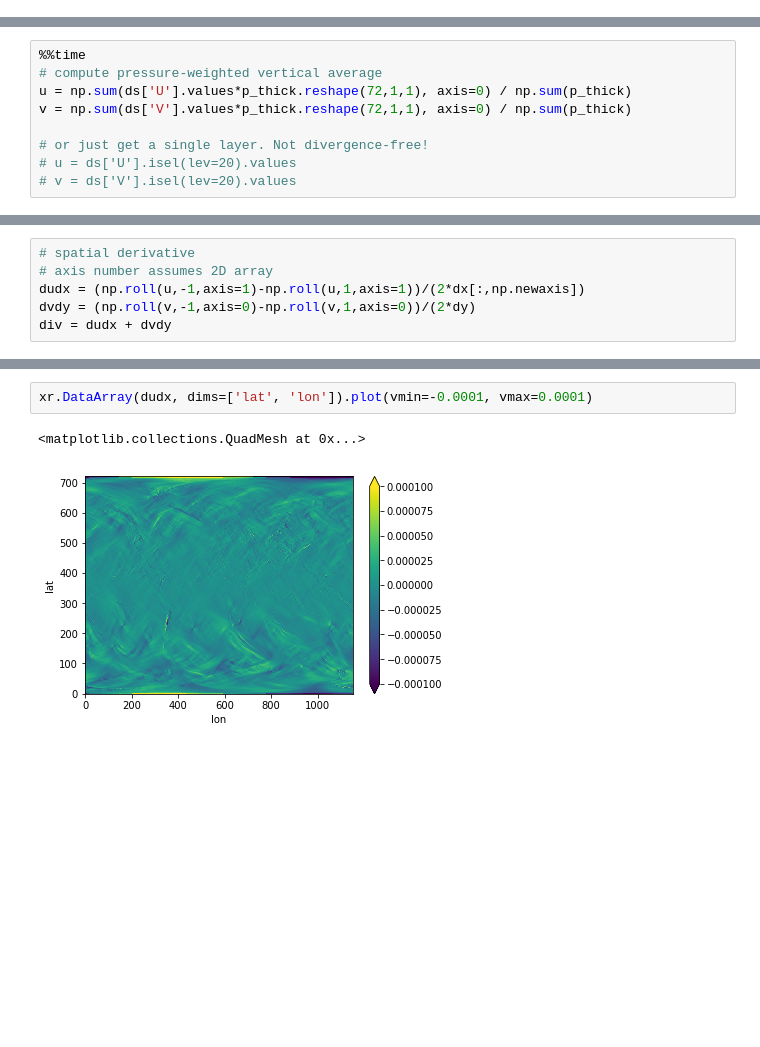
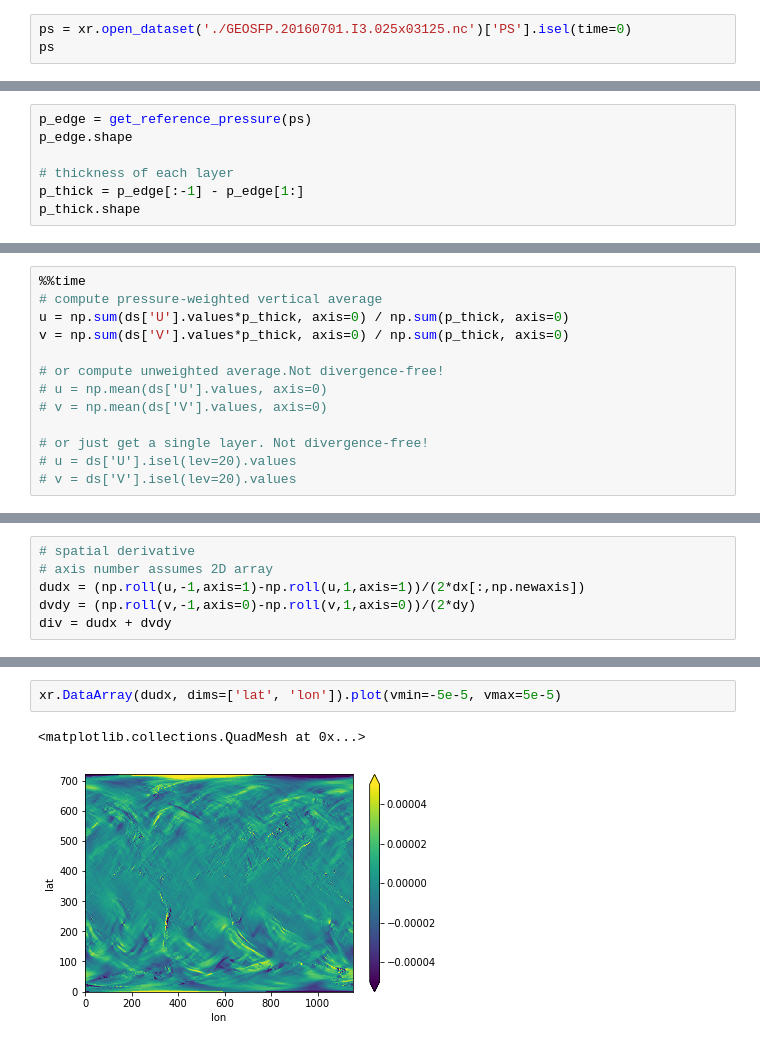
Before and after one commit to JiaweiZhuang/process_real_wind, a Jupyter notebook: wind_divergence.ipynb, the cells around one changed output, grey strips where cells are left out. Saved outputs shown, nothing was run; the diff lists cells and outputs as text; blank space fills up the shorter version.

Commit message:
Use real surface pressure. Still have some divergence

```diff
--- a/wind_divergence.ipynb
+++ b/wind_divergence.ipynb
@@ -36,3 +27,6 @@ Data variables:
     Delta_Time:            030000
     Delta_Lon:
     Delta_Lat:
+# %%
+ps = xr.open_dataset('./GEOSFP.20160701.I3.025x03125.nc')['PS'].isel(time=0)
+ps
@@ -38,0 +44,7 @@ Data variables:
+# %%
+p_edge = get_reference_pressure(ps)
+p_edge.shape
+
+# thickness of each layer
+p_thick = p_edge[:-1] - p_edge[1:]
+p_thick.shape
@@ -39,8 +53,12 @@ Data variables:
 # %%
 %%time
 # compute pressure-weighted vertical average
-u = np.sum(ds['U'].values*p_thick.reshape(72,1,1), axis=0) / np.sum(p_thick)
-v = np.sum(ds['V'].values*p_thick.reshape(72,1,1), axis=0) / np.sum(p_thick)
+u = np.sum(ds['U'].values*p_thick, axis=0) / np.sum(p_thick, axis=0)
+v = np.sum(ds['V'].values*p_thick, axis=0) / np.sum(p_thick, axis=0)
+
+# or compute unweighted average.Not divergence-free!
+# u = np.mean(ds['U'].values, axis=0)
+# v = np.mean(ds['V'].values, axis=0)
 
 # or just get a single layer. Not divergence-free!
 # u = ds['U'].isel(lev=20).values
@@ -85,8 +103,8 @@ xr.DataArray(div, dims=['lat', 'lon']).plot(vmin=-0.0001, vmax=0.0001)
 # %%
-xr.DataArray(dudx, dims=['lat', 'lon']).plot(vmin=-0.0001, vmax=0.0001)
+xr.DataArray(dudx, dims=['lat', 'lon']).plot(vmin=-5e-5, vmax=5e-5)
 # %% [output]
 <matplotlib.collections.QuadMesh at 0x...>
-[figure, old version]
+[figure, new version]
 # %%
 # Almost divergence free except near terrain. Because surface pressure is not accurate is enough?
 xr.DataArray(np.abs(div)/np.abs(dudx), dims=['lat', 'lon']).plot(vmin=0, vmax=1)
```
Also changed, not shown: parts of 6 cells of this notebook.
